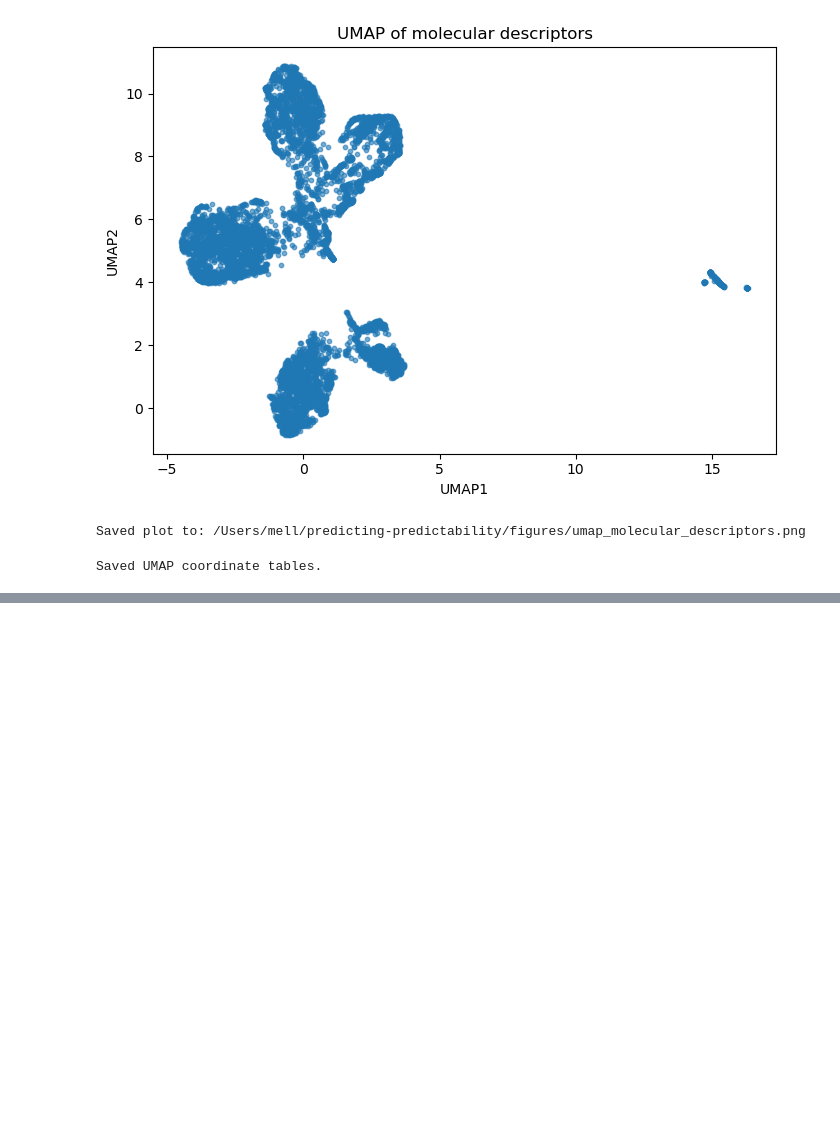
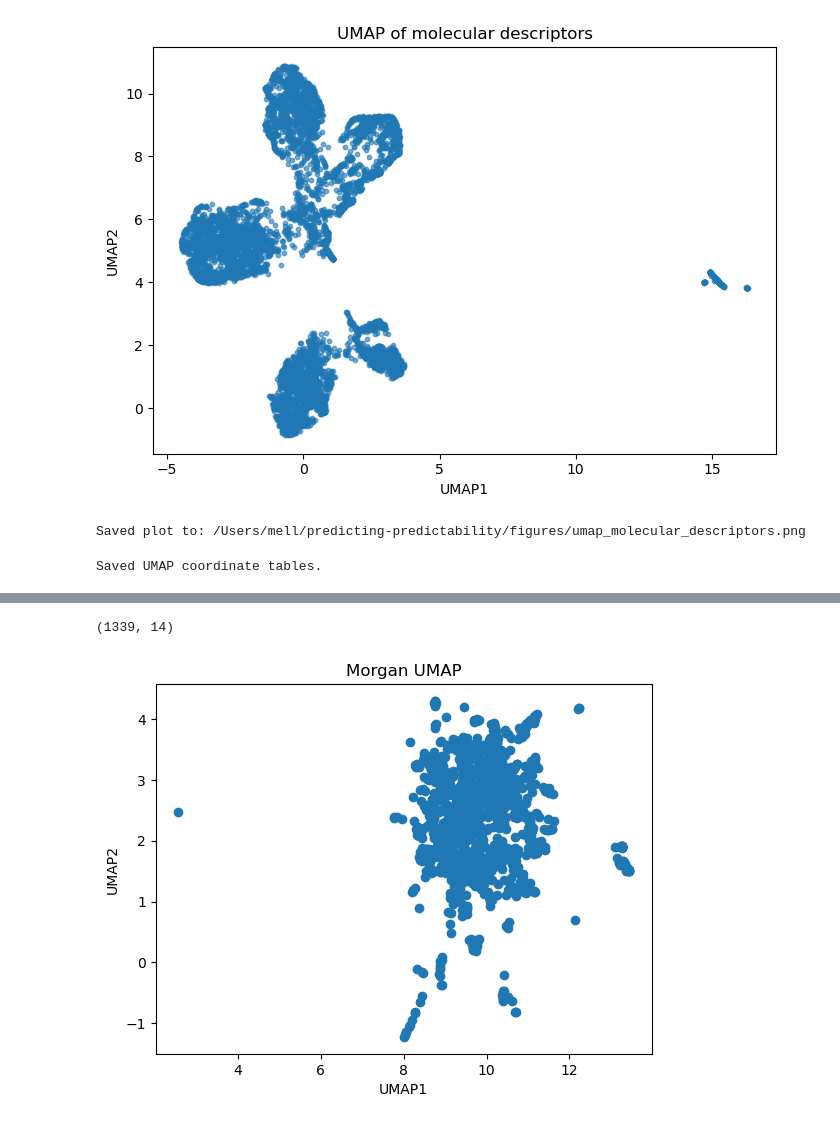
Before and after one commit to mell508-gif/predicting-predictability, a Jupyter notebook: notebooks/objective_2_rdkit_fingerprints.ipynb, the cells around one changed output, grey strips where cells are left out. Cells and saved outputs as stored; diff of their text form; code cells hidden in the pictures; blank space fills up the shorter version.

Commit message:
Added MoA metadata analysis across molecular representations

```diff
--- a/notebooks/objective_2_rdkit_fingerprints.ipynb
+++ b/notebooks/objective_2_rdkit_fingerprints.ipynb
@@ -1287,0 +1330,2 @@ Saved UMAP coordinate tables.
+# %%
+metadata_df = pd.read_json("../data/drug_master.json")
@@ -1287,0 +1342,2 @@ Saved UMAP coordinate tables.
+# %%
+metadata_df = metadata_df.T
@@ -1287,0 +1387,6 @@ Saved UMAP coordinate tables.
+# %%
+morgan_plot_df = morgan_umap_df.merge(
+    metadata_df,
+    on="name",
+    how="left"
+)
@@ -1287,0 +1426,10 @@ Saved UMAP coordinate tables.
+# %%
+top10_moas = metadata_df["moa"].value_counts().head(10).index.tolist()
+
+morgan_top10 = morgan_plot_df[
+    morgan_plot_df["moa"].isin(top10_moas)
+]
+
+print(morgan_top10.shape)
+# %% [output]
+(1339, 14)
@@ -1287,0 +1438,12 @@ Saved UMAP coordinate tables.
+# %%
+plt.scatter(
+    morgan_top10["UMAP1"],
+    morgan_top10["UMAP2"]
+)
+
+plt.xlabel("UMAP1")
+plt.ylabel("UMAP2")
+plt.title("Morgan UMAP")
+plt.show()
+# %% [output]
+[figure, added]
```
Also changed, not shown: parts of 32 cells of this notebook.
